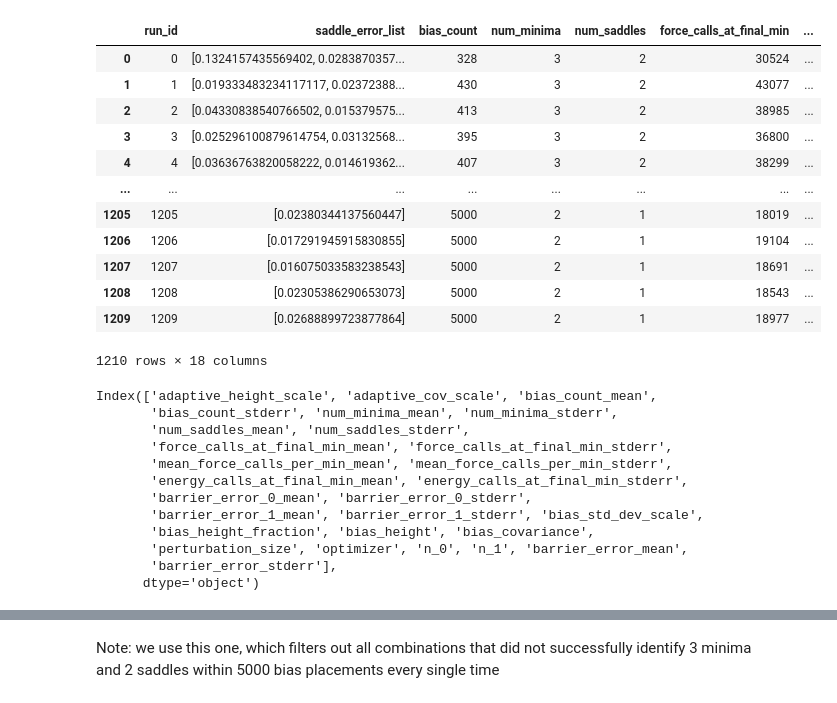
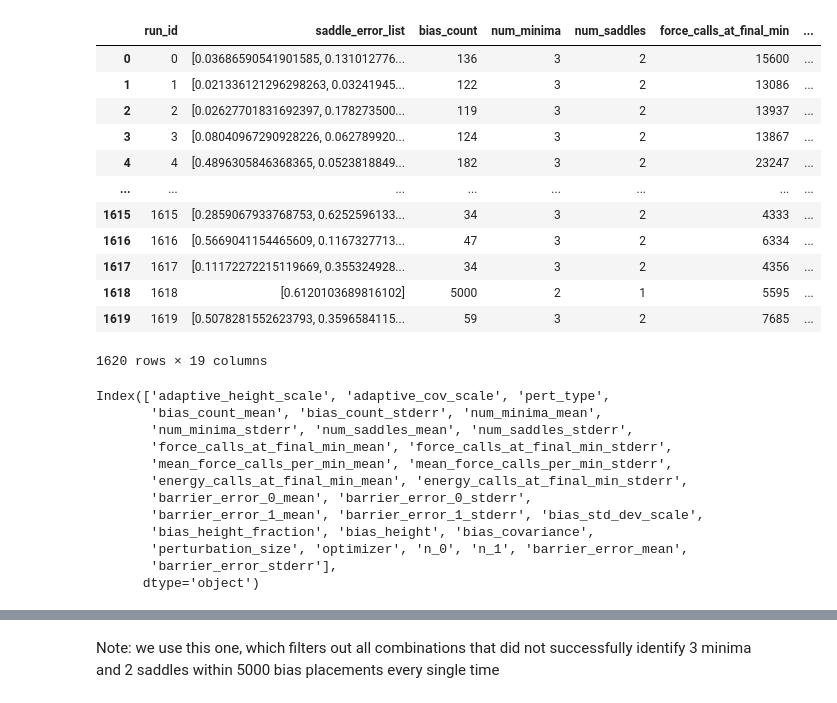
Before and after one commit to SimonNir/ca_abc, a Jupyter notebook: examples/muller_brown/new_ca_runs/correlated_sweep_on_elbow/analyze_json.ipynb, the cells around one changed output, grey strips where cells are left out. Saved outputs shown, nothing was run; the diff lists cells and outputs as text; code cells hidden in the pictures.

```diff
--- a/examples/muller_brown/new_ca_runs/correlated_sweep_on_elbow/analyze_json.ipynb
+++ b/examples/muller_brown/new_ca_runs/correlated_sweep_on_elbow/analyze_json.ipynb
@@ -128,51 +128,52 @@ for idx, row in df.iterrows():
         'bias_count': row['bias_count'],
         'num_minima': len(unique_minima),
         'num_saddles': len(unique_saddles),
         'force_calls_at_final_min': force_calls_at_final_min,
         'mean_force_calls_per_min': force_calls_at_final_min / len(unique_minima) if len(unique_minima) > 0 else np.nan,
         # 'stdv_force_calls_per_min': np.std(per_min_force_calls, ddof=1) if len(per_min_force_calls) > 1 else np.nan,
         # 'mean_force_calls_per_saddle': total_force_calls / len(unique_saddles) if len(unique_saddles) > 0 else np.nan,
         # 'stdv_force_calls_per_saddle': np.std(per_saddle_force_calls, ddof=1) if len(per_saddle_force_calls) > 1 else np.nan,
         'energy_calls_at_final_min': energy_calls_at_final_min,
         'bias_std_dev_scale': row['bias_std_dev_scale'],
         'bias_height_fraction': row['bias_height_fraction'],
         'bias_covariance': (0.55*row['bias_std_dev_scale'])**2,
         'bias_height': (38*row['bias_height_fraction']),
         'perturbation_size': round(row['perturbation_size'], 6),
         'optimizer': row['optimizer'],
         'barrier_error_0': barrier_error_0,
         'barrier_error_1': barrier_error_1,
         'adaptive_height_scale': row['adaptive_height_scale'],
         'adaptive_cov_scale': row['adaptive_cov_scale'],
+        'pert_type': row['pert_type']
     }
 
     rows.append(summary)
 
 # --- Final DataFrame ---
 full_df = pd.DataFrame(rows)
 
 # Preview
 full_df
 # %% [output]
 |  | run_id | saddle_error_list | bias_count | num_minima | num_saddles | force_calls_at_final_min | ... |
-| 0 | 0 | [0.1324157435569402, 0.0283870357... | 328 | 3 | 2 | 30524 | ... |
-| 1 | 1 | [0.019333483234117117, 0.02372388... | 430 | 3 | 2 | 43077 | ... |
-| 2 | 2 | [0.04330838540766502, 0.015379575... | 413 | 3 | 2 | 38985 | ... |
-| 3 | 3 | [0.025296100879614754, 0.03132568... | 395 | 3 | 2 | 36800 | ... |
-| 4 | 4 | [0.03636763820058222, 0.014619362... | 407 | 3 | 2 | 38299 | ... |
+| 0 | 0 | [0.03686590541901585, 0.131012776... | 136 | 3 | 2 | 15600 | ... |
+| 1 | 1 | [0.021336121296298263, 0.03241945... | 122 | 3 | 2 | 13086 | ... |
+| 2 | 2 | [0.02627701831692397, 0.178273500... | 119 | 3 | 2 | 13937 | ... |
+| 3 | 3 | [0.08040967290928226, 0.062789920... | 124 | 3 | 2 | 13867 | ... |
+| 4 | 4 | [0.4896305846368365, 0.0523818849... | 182 | 3 | 2 | 23247 | ... |
 | ... | ... | ... | ... | ... | ... | ... | ... |
-| 1205 | 1205 | [0.02380344137560447] | 5000 | 2 | 1 | 18019 | ... |
-| 1206 | 1206 | [0.017291945915830855] | 5000 | 2 | 1 | 19104 | ... |
-| 1207 | 1207 | [0.016075033583238543] | 5000 | 2 | 1 | 18691 | ... |
-| 1208 | 1208 | [0.02305386290653073] | 5000 | 2 | 1 | 18543 | ... |
-| 1209 | 1209 | [0.02688899723877864] | 5000 | 2 | 1 | 18977 | ... |
+| 1615 | 1615 | [0.2859067933768753, 0.6252596133... | 34 | 3 | 2 | 4333 | ... |
+| 1616 | 1616 | [0.5669041154465609, 0.1167327713... | 47 | 3 | 2 | 6334 | ... |
+| 1617 | 1617 | [0.11172272215119669, 0.355324928... | 34 | 3 | 2 | 4356 | ... |
+| 1618 | 1618 | [0.6120103689816102] | 5000 | 2 | 1 | 5595 | ... |
+| 1619 | 1619 | [0.5078281552623793, 0.3596584115... | 59 | 3 | 2 | 7685 | ... |
-1210 rows × 18 columns
+1620 rows × 19 columns
 # %%
 import pandas as pd
 import numpy as np
 
 # Define the grouping columns
-group_cols = ['adaptive_height_scale', 'adaptive_cov_scale']
+group_cols = ['adaptive_height_scale', 'adaptive_cov_scale', 'pert_type']
 
 # Columns that should not be aggregated via mean/stderr because they're constant in group
 pass_through_cols = ['bias_std_dev_scale', 'bias_height_fraction', 'bias_height', 'bias_covariance', 'perturbation_size', 'optimizer']
@@ -248,9 +249,9 @@ grouped['barrier_error_stderr'] = np.where(
 # Final result
 grouped.columns
 # %% [output]
-Index(['adaptive_height_scale', 'adaptive_cov_scale', 'bias_count_mean',
-       'bias_count_stderr', 'num_minima_mean', 'num_minima_stderr',
-       'num_saddles_mean', 'num_saddles_stderr',
+Index(['adaptive_height_scale', 'adaptive_cov_scale', 'pert_type',
+       'bias_count_mean', 'bias_count_stderr', 'num_minima_mean',
+       'num_minima_stderr', 'num_saddles_mean', 'num_saddles_stderr',
        'force_calls_at_final_min_mean', 'force_calls_at_final_min_stderr',
        'mean_force_calls_per_min_mean', 'mean_force_calls_per_min_stderr',
        'energy_calls_at_final_min_mean', 'energy_calls_at_final_min_stderr',
```
Also changed, not shown: parts of 7 cells of this notebook, 2 other files.
